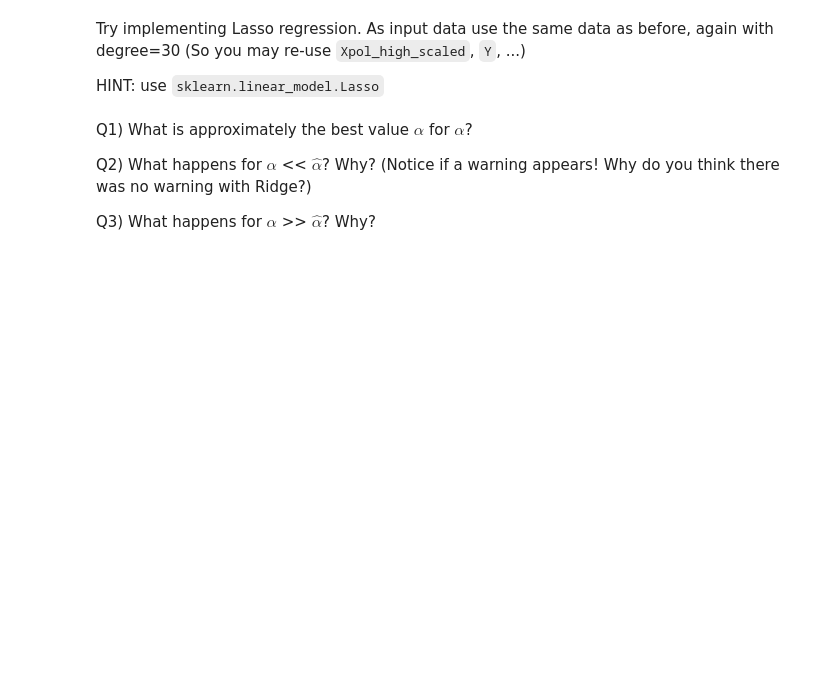
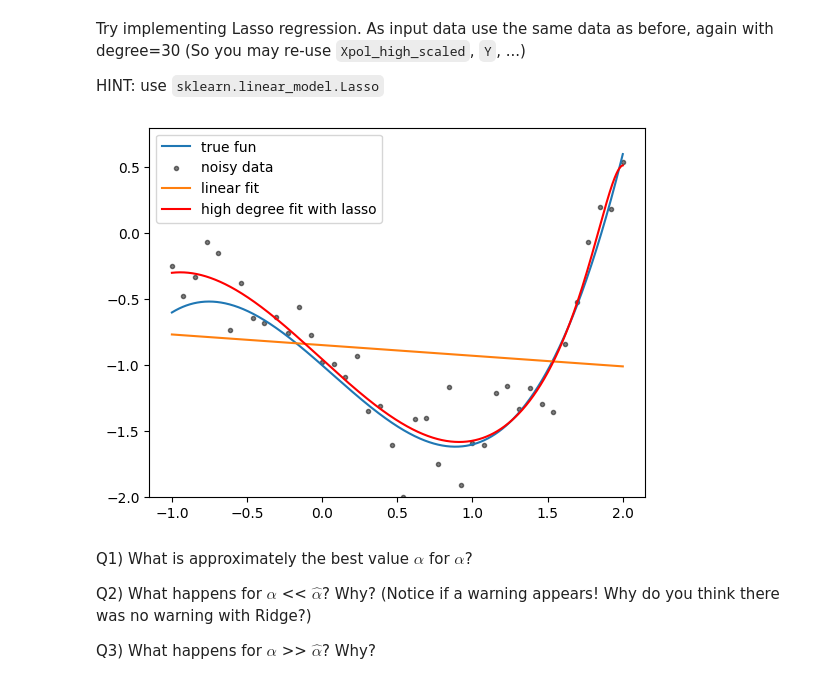
Before and after one commit to FatimaEzzedinee/ML-bachelor-course-labs-sp24, a Jupyter notebook: 01_linear_regression.ipynb, the cells around one changed output. Cells and saved outputs as stored; diff of their text form; code cells hidden in the pictures; blank space fills up the shorter version.

Commit message:
Update linear regr lab with lasso code solution

```diff
--- a/01_linear_regression.ipynb
+++ b/01_linear_regression.ipynb
@@ -527,3 +582,23 @@ HINT: use `sklearn.linear_model.Lasso`
+# %%
+# Try it yourself!
+
+from sklearn.linear_model import Lasso
+
+# Ridge regression
+lasso_high = Lasso(alpha=0.001, fit_intercept=True)
+lasso_high.fit(Xpol_high_scaled, Y)
+Y_lasso = lasso_high.predict(scaler.transform(pol_feat_high.transform(interval)))
+
+# plot results
+plt.plot(interval, polynomial_function(interval), label='true fun')
+plt.scatter(X, Y, label='noisy data', c='k', marker='.', alpha=0.5)
+plt.plot(interval, Y_est, label='linear fit')
+plt.plot(interval, Y_lasso, 'r', label='high degree fit with lasso')
+plt.ylim((-2, 0.8))
+plt.legend()
+plt.show()
+# %% [output]
+[figure, added]
 # %% [markdown]
 Q1) What is approximately the best value $\hat{\alpha}$ for $\alpha$?
 
```
Also changed, not shown: parts of 20 cells of this notebook.
